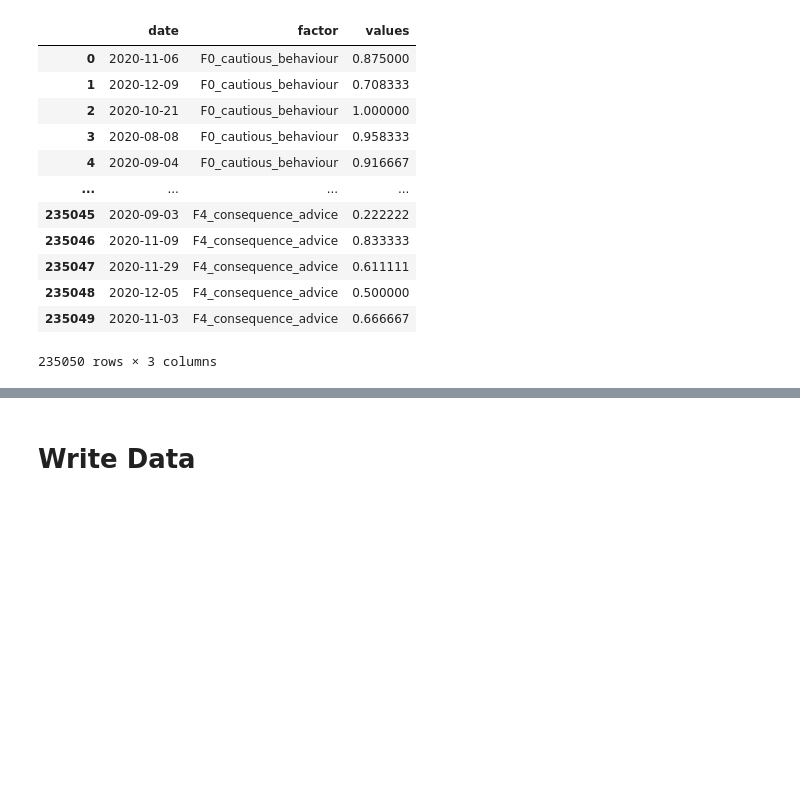
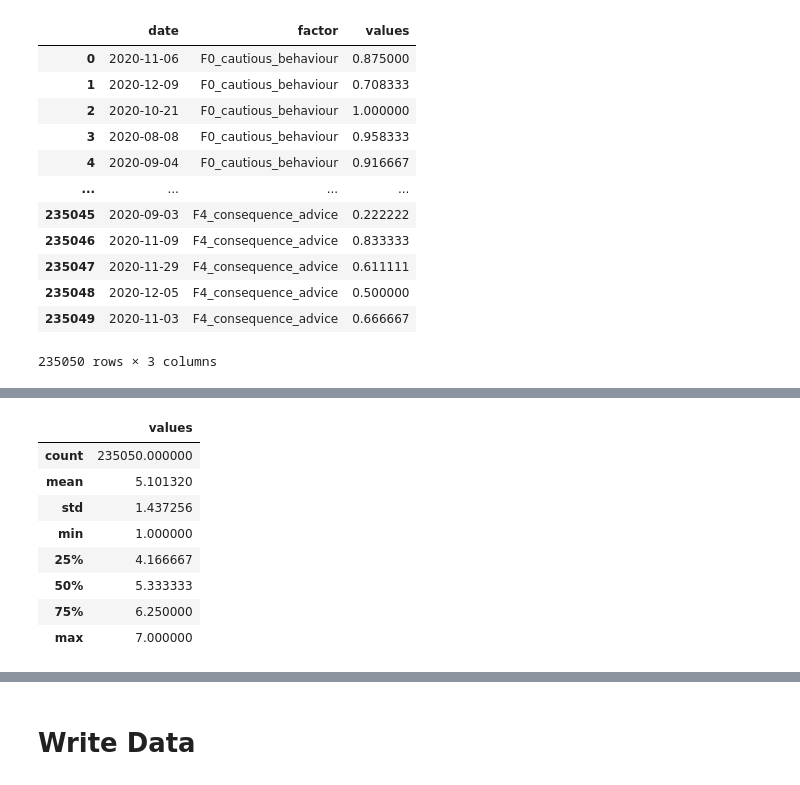
Before and after one commit to anuarsantoyo/master-thesis, a Jupyter notebook: preprocessing/FactorAnalysis.ipynb, the cells around one changed output, grey strips where cells are left out. Saved outputs shown, nothing was run; the diff lists cells and outputs as text; code cells hidden in the pictures; blank space fills up the shorter version.

```diff
--- a/preprocessing/FactorAnalysis.ipynb
+++ b/preprocessing/FactorAnalysis.ipynb
@@ -458,0 +480,12 @@ plt.show()
+# %%
+df_kde.describe()
+# %% [output]
+|  | values |
+| count | 235050.000000 |
+| mean | 5.101320 |
+| std | 1.437256 |
+| min | 1.000000 |
+| 25% | 4.166667 |
+| 50% | 5.333333 |
+| 75% | 6.250000 |
+| max | 7.000000 |
```
Also changed, not shown: parts of 12 cells of this notebook, 3 other files.
